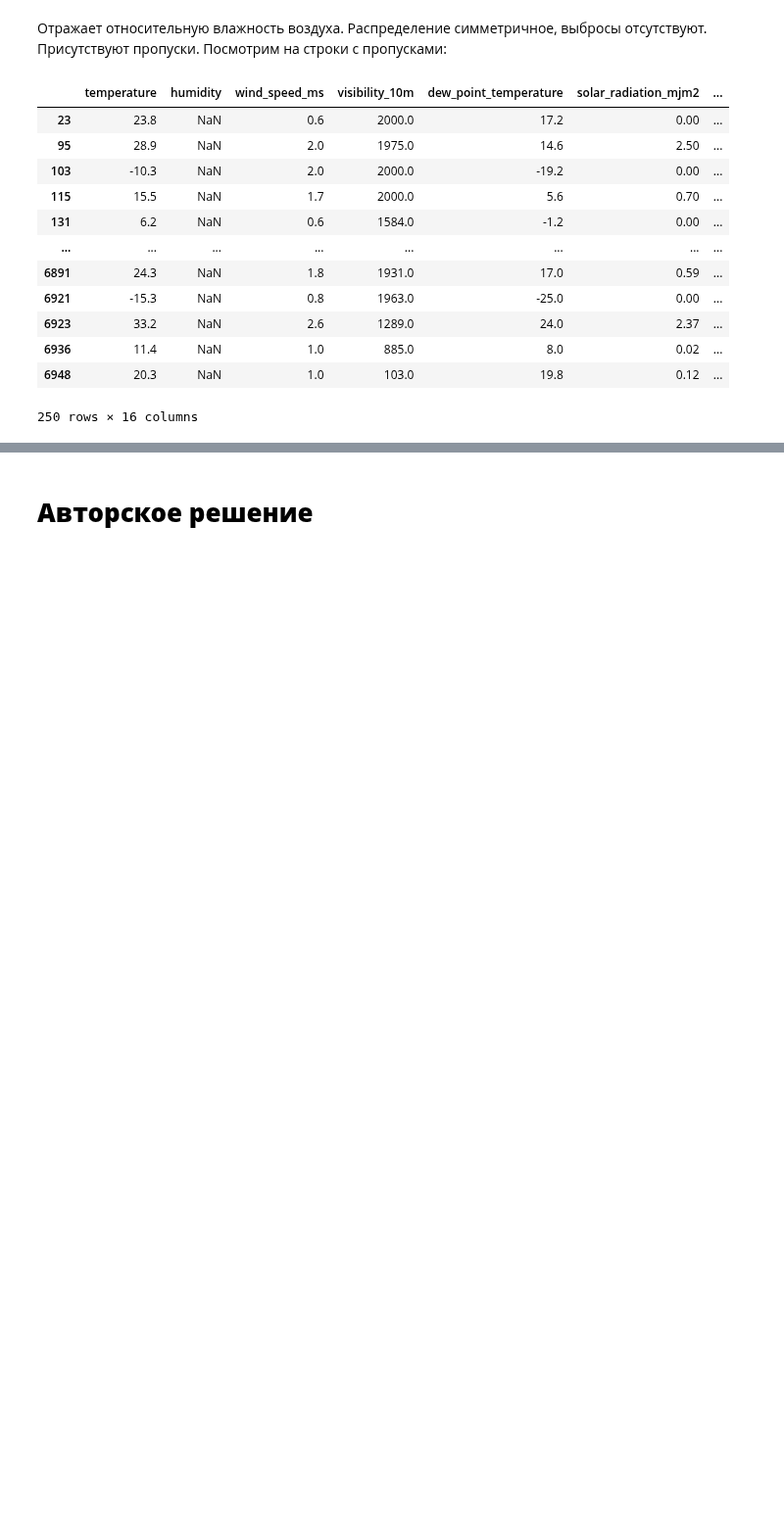
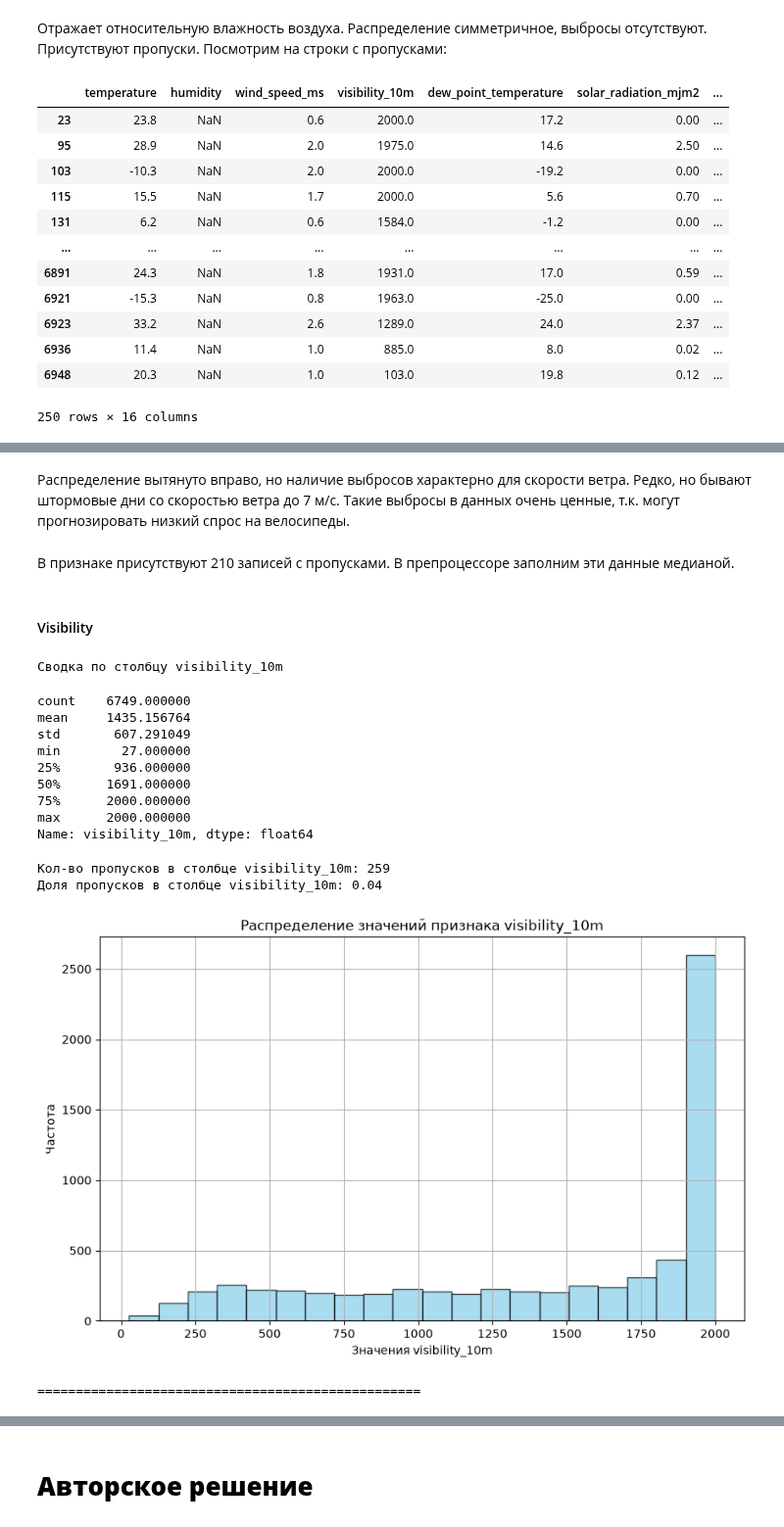
Before and after one commit to ilya-liniukhin/bikesouth_regression_problem, a Jupyter notebook: notebook.ipynb, the cells around one changed output, grey strips where cells are left out. Shown at 98% size. Cells and saved outputs as stored; diff of their text form; code cells hidden in the pictures; blank space fills up the shorter version.

```diff
--- a/notebook.ipynb
+++ b/notebook.ipynb
@@ -613,0 +616,23 @@ df_train[df_train['humidity'].isna()]
+# %% [markdown]
+Распределение вытянуто вправо, но наличие выбросов характерно для скорости ветра. Редко, но бывают штормовые дни со скоростью ветра до 7 м/с. Такие выбросы в данных очень ценные, т.к. могут прогнозировать низкий спрос на велосипеды.
+# %% [markdown]
+В признаке присутствуют 210 записей с пропусками. В препроцессоре заполним эти данные медианой.
+# %% [markdown]
+#### Visibility
+# %%
+num_col_describe('visibility_10m', 20)
+# %% [output]
+Сводка по столбцу visibility_10m
+count    6749.000000
+mean     1435.156764
+std       607.291049
+min        27.000000
+25%       936.000000
+50%      1691.000000
+75%      2000.000000
+max      2000.000000
+Name: visibility_10m, dtype: float64
+Кол-во пропусков в столбце visibility_10m: 259
+Доля пропусков в столбце visibility_10m: 0.04
+[figure, added]
+==================================================
```
Also changed, not shown: parts of 42 cells of this notebook, 1 other file.
